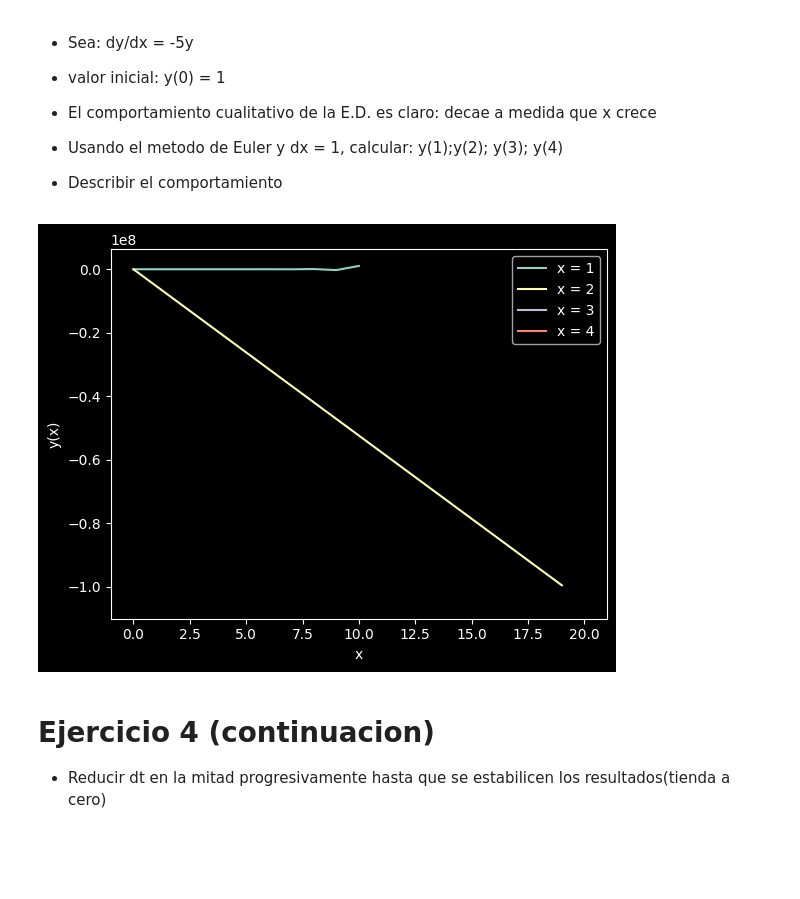
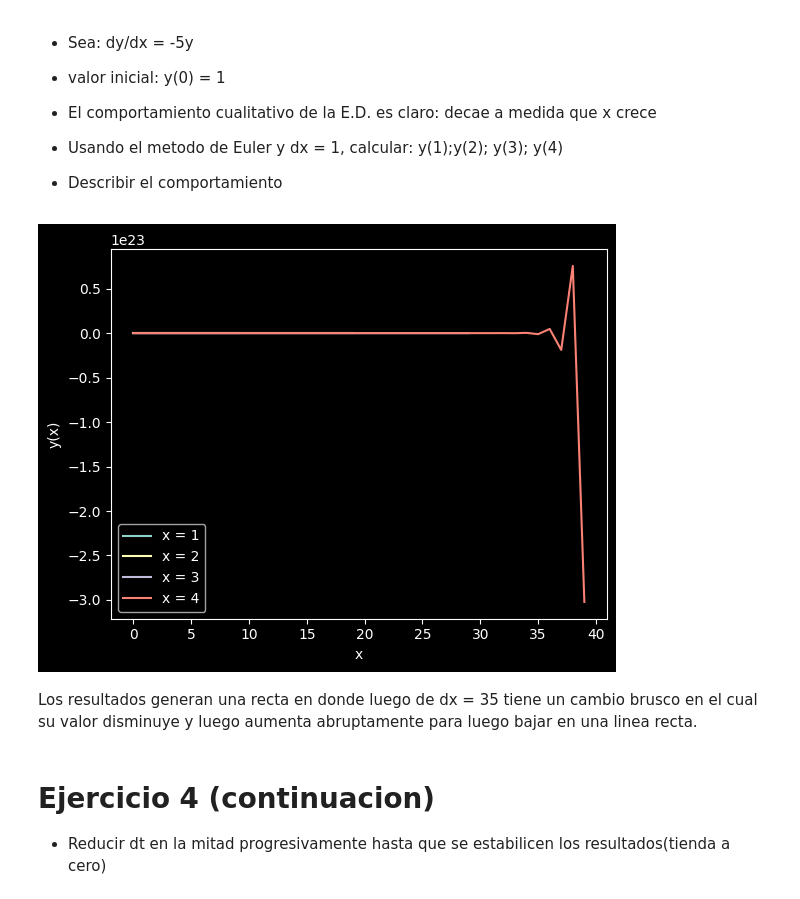
Before and after one commit to camila-duarte/tareas, a Jupyter notebook: tarea1_ED.ipynb, the cells around one changed output. Saved outputs shown, nothing was run; the diff lists cells and outputs as text; code cells hidden in the pictures; blank space fills up the shorter version.

```diff
--- a/tarea1_ED.ipynb
+++ b/tarea1_ED.ipynb
@@ -233,3 +233,36 @@ Los resultados tuvieron un comportamiento similar pero existe un rango de error
 # Ejercicio 3
 
 ## Aproximar el valor de e usando el metodo de Euler
+# %%
+import matplotlib.pyplot as plt
+
+# Listas para la grafica de dt_1
+x_axis = []
+y_axis = []
+
+# Valores de dt dados en el ejercicio
+dt = 0.01
+
+# Valor inicial
+x = 4
+
+# Tiempo inicial
+t = 0
+
+for contador in range(10):
+
+    # Para dt = 0.5
+    x_axis.append(t)
+    y_axis.append(x)
+    x = x + dt*(x**t - x**dt)
+    t = t + dt
+
+    # En caso de querer ver los resultados:
+    # print(x_1)
+    # print(t_1)
+
+
+plt.xlabel("Tiempo")
+plt.ylabel("x(t)")
+plt.plot(x_axis, y_axis)
+plt.show()
@@ -299,7 +334,7 @@ for contador in range(20):
     # Para dt = 0.1
     x2_axis.append(x_2)
     y2_axis.append(y_2)
-    y_2 = y_2 + dx_2*(-5*y_1)
+    y_2 = y_2 + dx_2*(-5*y_2)
     x_2 = x_2 + dx_2
     contador = contador + 0.1
 
@@ -310,38 +345,40 @@ for contador in range(20):
 for contador in range(30):
 
     # Para dt = 0.5
-    x1_axis.append(x_1)
-    y1_axis.append(y_1)
+    x3_axis.append(x_3)
+    y3_axis.append(y_3)
     y_3 = y_3 + dx_3*(-5*y_3)
     x_3 = x_3 + dx_3
     contador = contador + 0.1
     # En caso de querer ver los resultados:
     # print(x_3)
     # print(y_3)
 
 for contador in range(40):
     # Para dt = 0.1
-    x4_axis.append(x_2)
-    y4_axis.append(y_2)
+    x4_axis.append(x_4)
+    y4_axis.append(y_4)
     y_4 = y_4 + dx_4*(-5*y_4)
     x_4 = x_4 + dx_4
     contador = contador + 0.1
 
     # En caso de querer ver los resultados:
     # print(x_4)
     # print(y_4)
 
 
 plt.xlabel("x")
 plt.ylabel("y(x)")
 plt.plot(x1_axis, y1_axis, label='x = 1')
 plt.plot(x2_axis, y2_axis, label='x = 2')
 plt.plot(x3_axis, y3_axis, label='x = 3')
 plt.plot(x4_axis, y4_axis, label='x = 4')
 plt.legend()
 plt.show()
 # %% [output]
-[figure, old version]
+[figure, new version]
+# %% [markdown]
+Los resultados generan una recta en donde luego de dx = 35 tiene un cambio brusco en el cual su valor disminuye y luego aumenta abruptamente para luego bajar en una linea recta.
 # %% [markdown]
 # Ejercicio 4 (continuacion)
 
```
Also changed, not shown: parts of 2 cells of this notebook.
